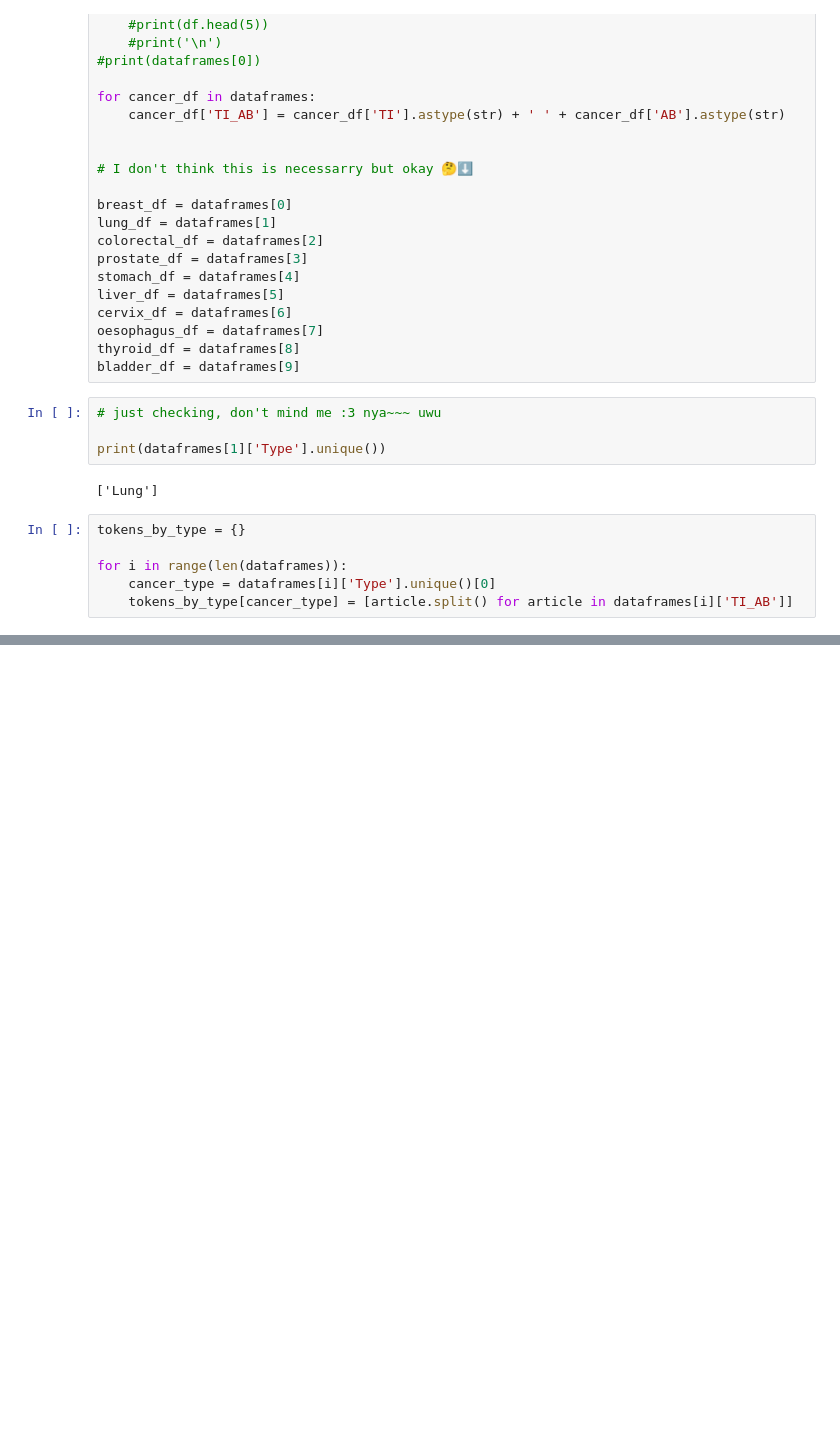
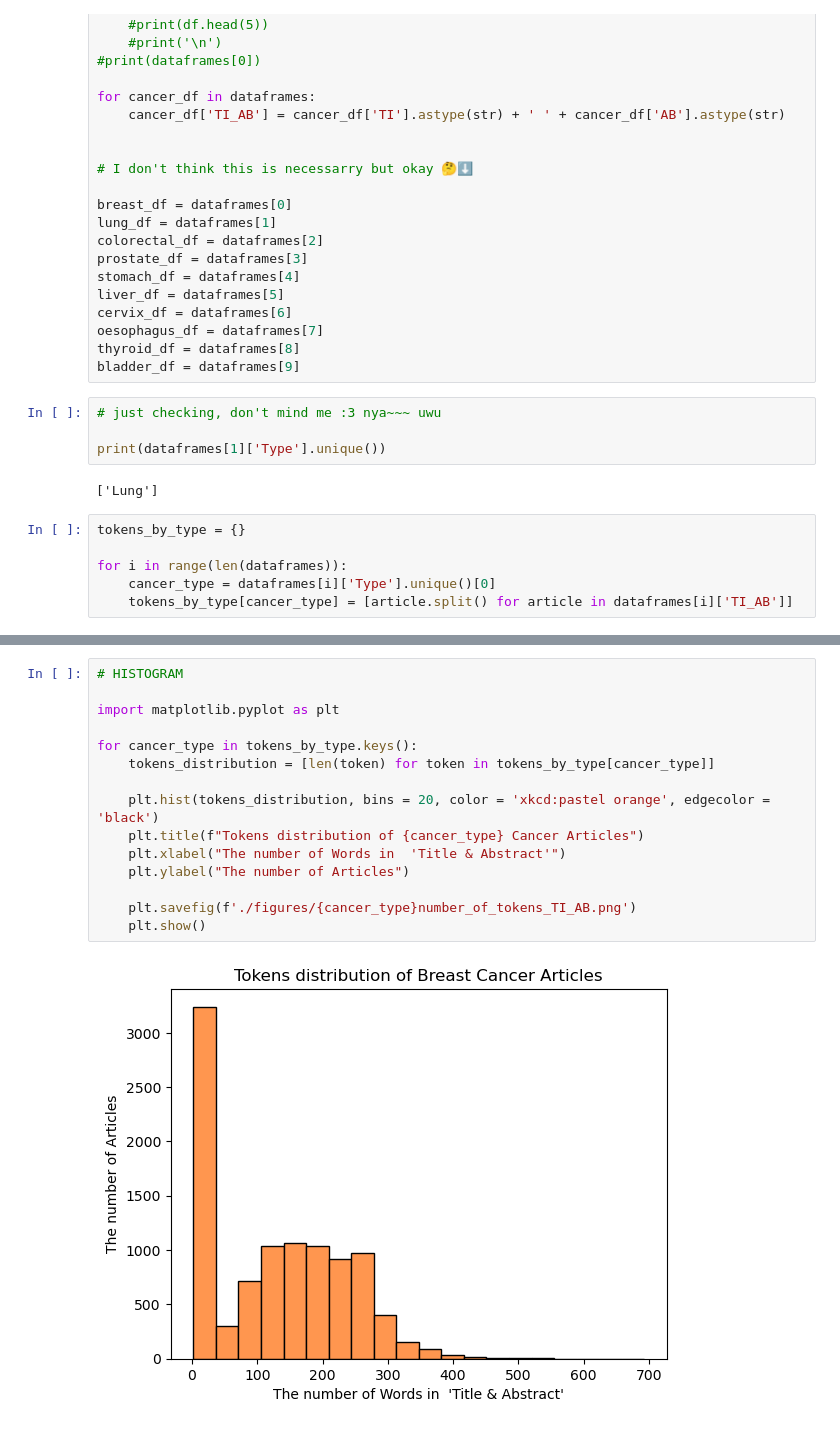
Before and after one commit to Ivansanjaya11/cancer_model, a Jupyter notebook: Retry.ipynb, the cells around one changed output, grey strips where cells are left out. Cells and saved outputs as stored; diff of their text form; blank space fills up the shorter version.

Commit message:
Create histograms for tokens distribution

```diff
--- a/Retry.ipynb
+++ b/Retry.ipynb
@@ -234,0 +236,17 @@ print(len(tokens_by_type['Breast'][0]))
+# %%
+# HISTOGRAM
+
+import matplotlib.pyplot as plt
+
+for cancer_type in tokens_by_type.keys():
+    tokens_distribution = [len(token) for token in tokens_by_type[cancer_type]]
+
+    plt.hist(tokens_distribution, bins = 20, color = 'xkcd:pastel orange', edgecolor = 'black')
+    plt.title(f"Tokens distribution of {cancer_type} Cancer Articles")
+    plt.xlabel("The number of Words in  'Title & Abstract'")
+    plt.ylabel("The number of Articles")
+
+    plt.savefig(f'./figures/{cancer_type}number_of_tokens_TI_AB.png')
+    plt.show()
+# %% [output]
+[figure, added]
```
Also changed, not shown: parts of 2 cells of this notebook.
